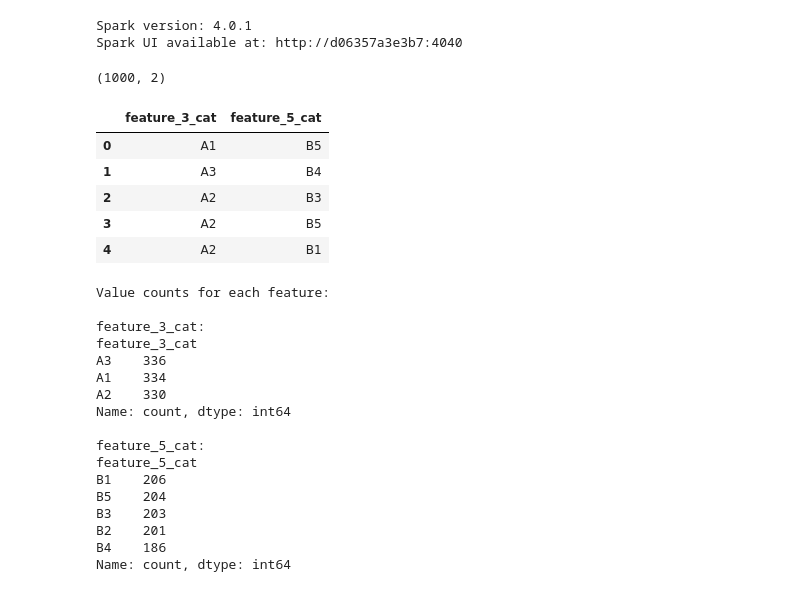
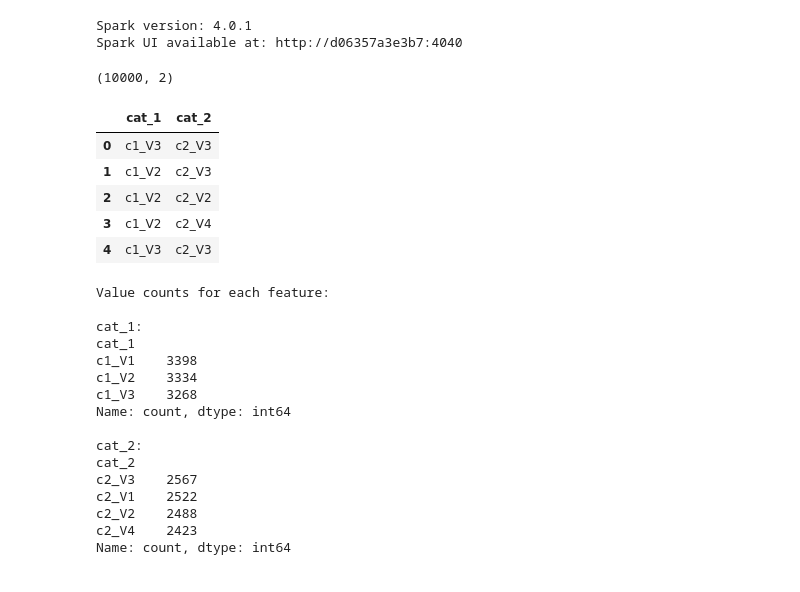
Before and after one commit to jimthompson5802/spark_sandbox, a Jupyter notebook: jupyter_notebooks/one_hot_encoding_testbed.ipynb, the cells around one changed output. Drawn from its saved outputs; the diff is of its cells as text; code cells hidden in the pictures.

```diff
--- a/jupyter_notebooks/one_hot_encoding_testbed.ipynb
+++ b/jupyter_notebooks/one_hot_encoding_testbed.ipynb
@@ -16,60 +16,63 @@ print(f"Spark UI available at: {spark.sparkContext.uiWebUrl}")
 Spark version: 4.0.1
 Spark UI available at: http://d06357a3e3b7:4040
 # %%
-# Create a pandas DataFrame with categorical features
+# Create a pandas DataFrame with parametric categorical features
 import pandas as pd
 import numpy as np
 
-n = 1000
-rng = np.random.default_rng(42)
+# Parameters: adjust these to generate different datasets
+n_rows = 10_000  # number of rows
+num_cat_features = 2  # number of categorical features to generate
+min_unique = 3  # minimum number of unique categories per feature
+max_unique = 7  # maximum number of unique categories per feature
+seed = 42
 
-# Define categories for each feature
-cats1 = [f"A{i}" for i in range(1, 4)]   # 3 categories
-cats2 = [f"B{i}" for i in range(1, 6)]   # 5 categories
-cats3 = [f"C{i}" for i in range(1, 8)]   # 7 categories
+rng = np.random.default_rng(seed)
 
-# Randomly choose categories for each row
-col1 = rng.choice(cats1, size=n)
-col2 = rng.choice(cats2, size=n)
-col3 = rng.choice(cats3, size=n)
+# Helper to generate short category labels like V1, V2, ...
+def make_labels(prefix, k):
+    return [f"{prefix}V{i}" for i in range(1, k+1)]
 
-# Build DataFrame and set categorical dtype
-df = pd.DataFrame({
-    "feature_3_cat": pd.Categorical(col1, categories=cats1),
-    "feature_5_cat": pd.Categorical(col2, categories=cats2),
-    # "feature_7_cat": pd.Categorical(col3, categories=cats3),
-})
+# Build columns
+cols = {}
+for i in range(1, num_cat_features + 1):
+    k = rng.integers(min_unique, max_unique + 1)
+    labels = make_labels(f"c{i}_", k)
+    col = rng.choice(labels, size=n_rows)
+    cols[f"cat_{i}"] = pd.Categorical(col, categories=labels)
+
+# Create DataFrame
+df = pd.DataFrame(cols)
 
 # Show preview and category counts
 print(df.shape)
 display(df.head())
 print('\nValue counts for each feature:')
 for c in df.columns:
     print(f"\n{c}:")
     print(df[c].value_counts())
 # %% [output]
-(1000, 2)
+(10000, 2)
-|  | feature_3_cat | feature_5_cat |
-| 0 | A1 | B5 |
-| 1 | A3 | B4 |
-| 2 | A2 | B3 |
-| 3 | A2 | B5 |
-| 4 | A2 | B1 |
+|  | cat_1 | cat_2 |
+| 0 | c1_V3 | c2_V3 |
+| 1 | c1_V2 | c2_V3 |
+| 2 | c1_V2 | c2_V2 |
+| 3 | c1_V2 | c2_V4 |
+| 4 | c1_V3 | c2_V3 |
 Value counts for each feature:
 
-feature_3_cat:
-feature_3_cat
-A3    336
-A1    334
-A2    330
+cat_1:
+cat_1
+c1_V1    3398
+c1_V2    3334
+c1_V3    3268
 Name: count, dtype: int64
 
-feature_5_cat:
-feature_5_cat
-B1    206
-B5    204
-B3    203
-B2    201
-B4    186
+cat_2:
+cat_2
+c2_V3    2567
+c2_V1    2522
+c2_V2    2488
+c2_V4    2423
 Name: count, dtype: int64
 # %%
```
Also changed, not shown: parts of 3 cells of this notebook.
